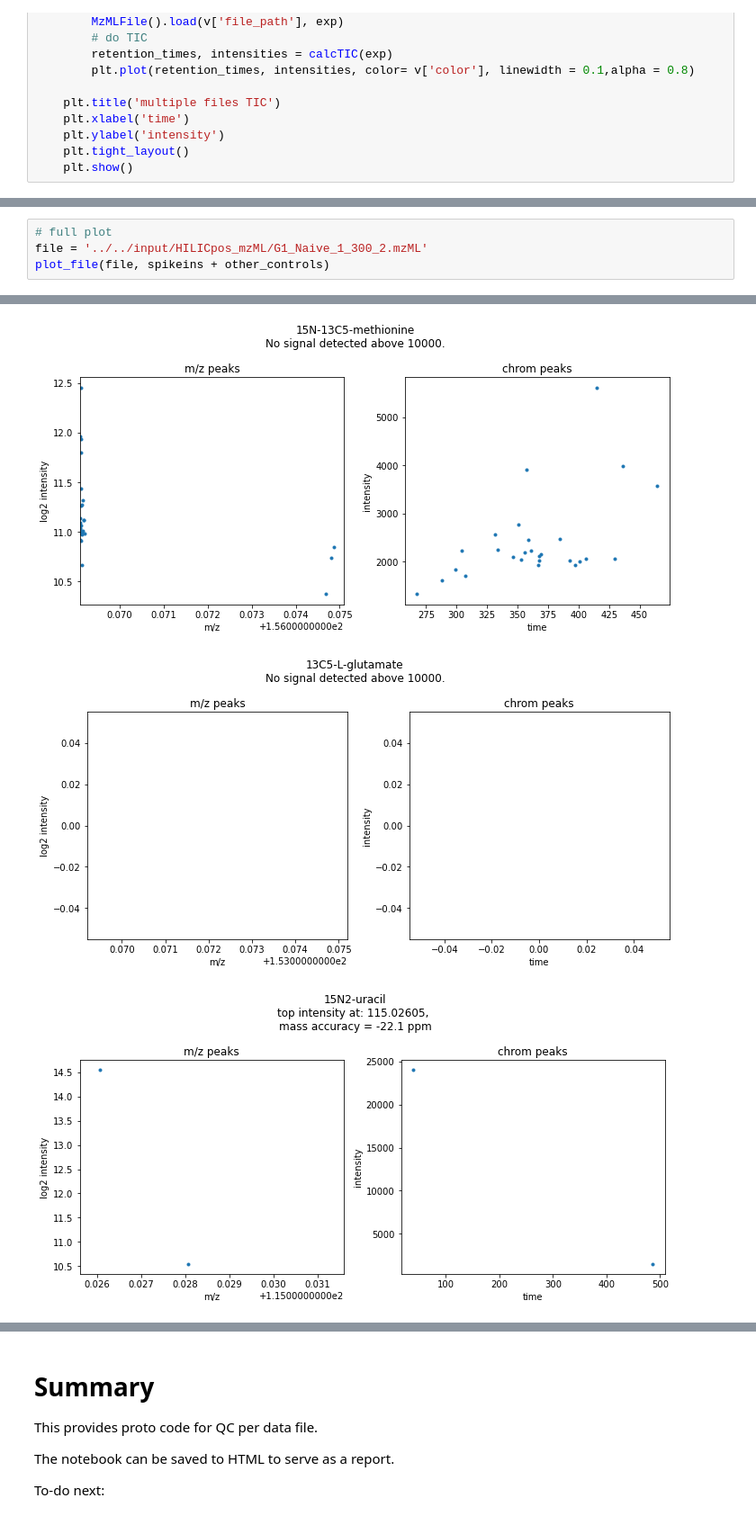
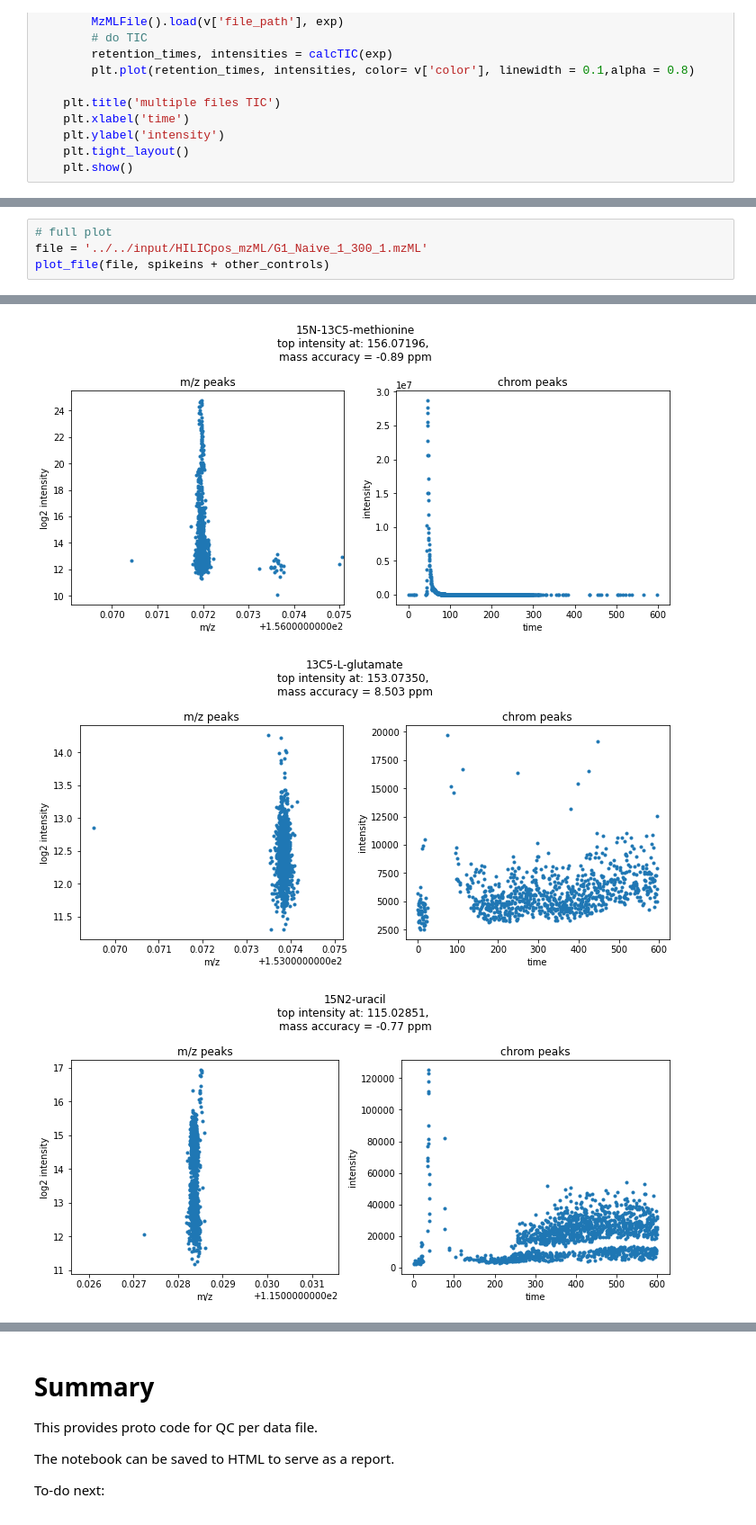
Before and after one commit to shuzhao-li-lab/Phosphatidylserine_analyses, a Jupyter notebook: script/python/TIC-mz-accuracy-Quality_check-docker-openms-qc.ipynb, the cells around one changed output, grey strips where cells are left out. Shown at 90% size. Drawn from its saved outputs; the diff is of its cells as text.

```diff
--- a/script/python/TIC-mz-accuracy-Quality_check-docker-openms-qc.ipynb
+++ b/script/python/TIC-mz-accuracy-Quality_check-docker-openms-qc.ipynb
@@ -202,5 +215,5 @@ plot_target_mzchrompeaks(full_trio_list, '15N-13C5-methionine', 156.0721)
 # %%
 # full plot
-file = '../../input/HILICpos_mzML/G1_Naive_1_300_2.mzML'
+file = '../../input/HILICpos_mzML/G1_Naive_1_300_1.mzML'
 plot_file(file, spikeins + other_controls)
 # %% [output]
@@ -210,3 +223,3 @@ plot_file(file, spikeins + other_controls)
-[figure, old version]
+[figure, new version]
-[figure, old version]
+[figure, new version]
-[figure, old version]
+[figure, new version]
```
Also changed, not shown: parts of 7 cells of this notebook.
